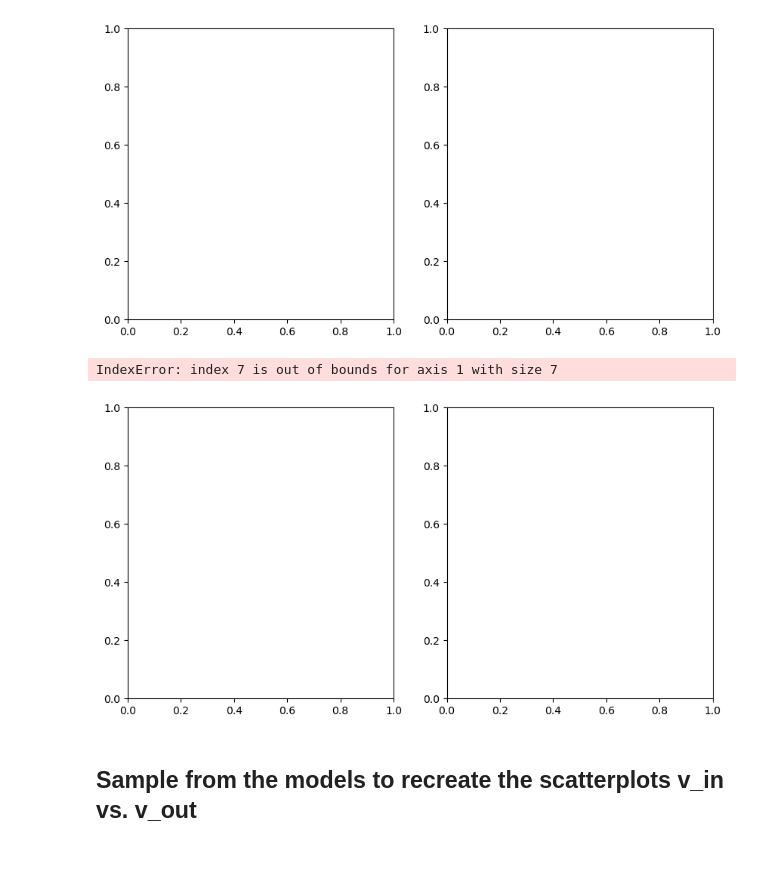
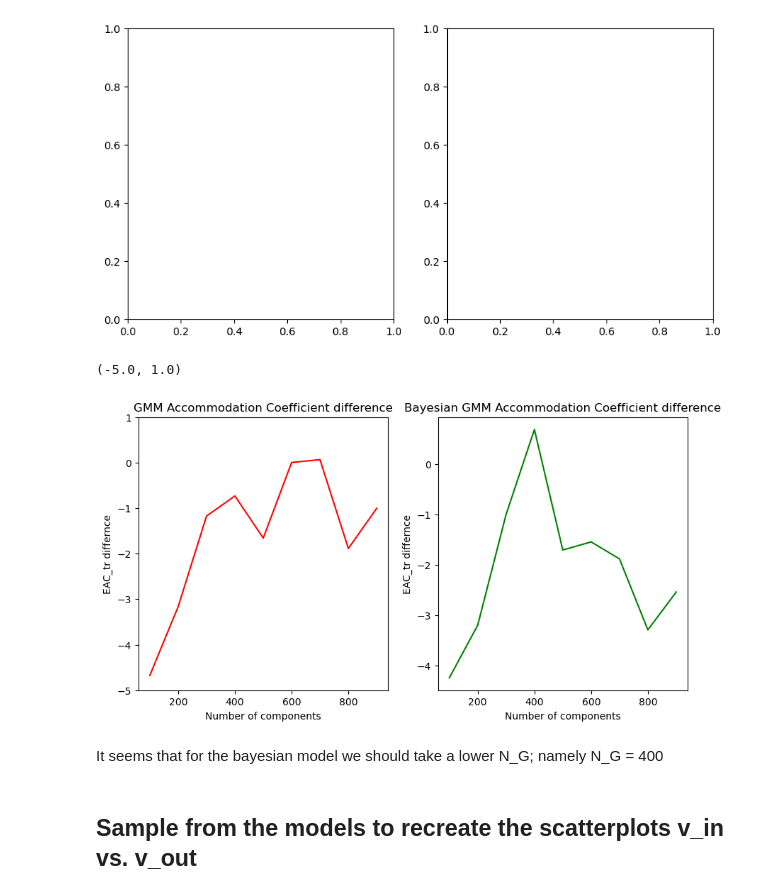
Before and after one commit to QuintenTijn/4AI000_Heat_and_flow, a Jupyter notebook: Materials_for_ML_assigment_2025/Bayesian_testing_notebook.ipynb, the cells around one changed output. Saved outputs shown, nothing was run; the diff lists cells and outputs as text; code cells hidden in the pictures; blank space fills up the shorter version.

Commit message:
save figure of N_G vs EAC

```diff
--- a/Materials_for_ML_assigment_2025/Bayesian_testing_notebook.ipynb
+++ b/Materials_for_ML_assigment_2025/Bayesian_testing_notebook.ipynb
@@ -375,16 +375,26 @@ ValueError: x and y must have same first dimension, but have shapes (50,) and (9
 # %%
 # Plot the accommodation coefficients
 fig, ax = plt.subplots(1, 2, figsize=(10, 5))
 
 # Convert lists to arrays
 AC_diff_array_gmm = np.array(AC_diff_list_gmm)
 AC_diff_array_bayesian = np.array(AC_diff_list_bayesian)
 
 # Plot the accommodation coefficients for GMM
 ax[0].plot(range(100, 1000, 100), AC_diff_array_gmm[:, 6], c='red', label='GMM AC diff')
 ax[1].plot(range(100, 1000, 100), AC_diff_array_bayesian[:, 6], c='green', label='Bayesian GMM AC diff')
+ax[0].set_xlabel('Number of components')
+ax[1].set_xlabel('Number of components')
+ax[0].set_ylabel('EAC_tr differnce')
+ax[1].set_ylabel('EAC_tr differnce')
+ax[0].set_title('GMM Accommodation Coefficient difference')
+ax[1].set_title('Bayesian GMM Accommodation Coefficient difference')
+ax[0].set_ylim([-5, 1])
+ax[1].set_ylim([-5, 1])
 # %% [output]
-IndexError: index 7 is out of bounds for axis 1 with size 7
+(-5.0, 1.0)
-[figure, old version]
+[figure, new version]
+# %% [markdown]
+It seems that for the bayesian model we should take a lower N_G; namely N_G = 400
 # %% [markdown]
 ## Sample from the models to recreate the scatterplots v_in vs. v_out
```
Also changed, not shown: 1 other file.
